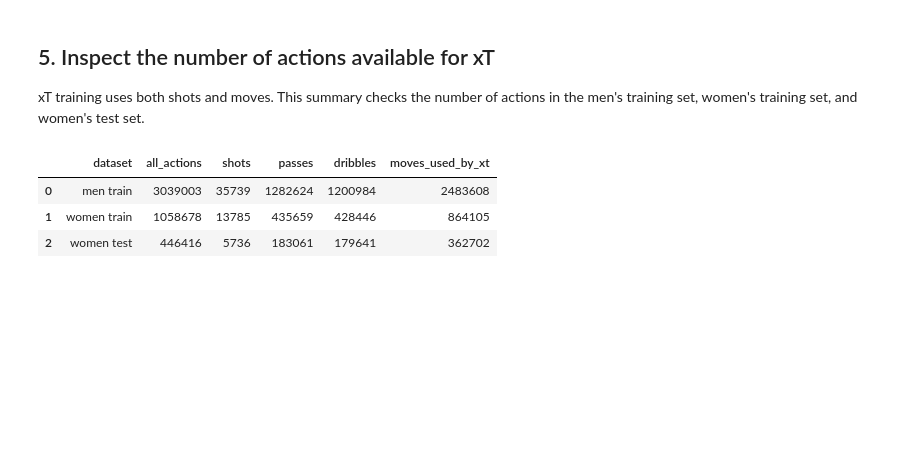
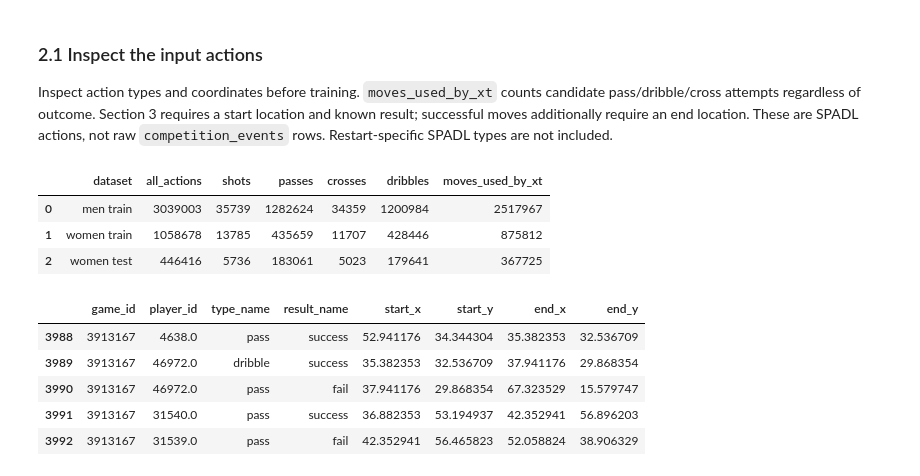
Before and after one commit to VictorYu379/womens-football-metrics-analysis, a Jupyter notebook: enriched_xt_features_competition_events.ipynb, the cells around one changed output. Saved outputs shown, nothing was run; the diff lists cells and outputs as text; code cells hidden in the pictures; blank space fills up the shorter version.

```diff
--- a/enriched_xt_features_competition_events.ipynb
+++ b/enriched_xt_features_competition_events.ipynb
@@ -160,6 +141,14 @@ def load_spadl_actions(competitions, cache_tag):
         actions = pd.read_parquet(actions_cache)
         positions = pd.read_parquet(positions_cache)
         return add_spadl_names_if_needed(actions), positions
+
+    CACHE_DIR.mkdir(exist_ok=True)
+    if OPEN_DATA_DIR.exists():
+        statsbomb_loader = StatsBombLoader(getter="local", root=str(OPEN_DATA_DIR))
+        print(f"Using local StatsBomb open data: {OPEN_DATA_DIR}")
+    else:
+        statsbomb_loader = StatsBombLoader(getter="remote", creds={})
+        print("Using remote StatsBomb open data; conversion can be slow.")
 
     action_frames = []
     position_frames = []
@@ -218,6 +207,33 @@ men_actions, _ = load_spadl_actions(MEN_COMPETITIONS, "men2015")
 
 print(f"women actions: {len(women_actions):,}")
 print(f"men actions:   {len(men_actions):,}")
+
+random_generator = np.random.default_rng(RANDOM_SEED)
+women_game_ids = np.sort(women_actions["game_id"].unique())
+
+WOMEN_TEST_GAMES = set(
+    random_generator.choice(
+        women_game_ids,
+        size=int(len(women_game_ids) * WOMEN_TEST_SHARE),
+        replace=False,
+    )
+)
+
+women_train_actions = women_actions[~women_actions.game_id.isin(WOMEN_TEST_GAMES)].copy()
+women_test_actions = women_actions[women_actions.game_id.isin(WOMEN_TEST_GAMES)].copy()
+
+
+player_test_minutes = load_test_player_minutes(WOMEN_TEST_GAMES).copy()
+missing_test_players = set(women_test_actions["player_id"].dropna()).difference(player_test_minutes["player_id"])
+if missing_test_players:
+    raise ValueError(f"Shared minutes are missing test-action players: {sorted(missing_test_players)[:10]}")
+split_summary = pd.DataFrame([
+    {"dataset": "Men training (all matches)", "games": men_actions["game_id"].nunique(), "actions": len(men_actions)},
+    {"dataset": "Women training (70%)", "games": women_train_actions["game_id"].nunique(), "actions": len(women_train_actions)},
+    {"dataset": "Women test (30%)", "games": len(WOMEN_TEST_GAMES), "actions": len(women_test_actions)},
+])
+display(split_summary)
+print(f"Shared test minutes: exact match IDs agree ({len(WOMEN_TEST_GAMES)} games); {len(player_test_minutes)} appearing players.")
 # %% [output]
 [cache] women actions
 [cache] men2015 actions
@@ -268,33 +247,45 @@ goalkeepers: 138
 # %% [markdown]
-## 5. Inspect the number of actions available for xT
+### 2.1 Inspect the input actions
 
-xT training uses both shots and moves. This summary checks the number of actions in the men's training set, women's training set, and women's test set.
+Inspect action types and coordinates before training. `moves_used_by_xt` counts candidate
+pass/dribble/cross attempts regardless of outcome. Section 3 requires a start location and
+known result; successful moves additionally require an end location. These are SPADL
+actions, not raw `competition_events` rows. Restart-specific SPADL types are not included.
 # %%
 def summarize_xt_action_pool(actions, label):
     action_counts = actions["type_name"].value_counts()
     return pd.Series(
         {
             "dataset": label,
             "all_actions": len(actions),
             "shots": int(action_counts.get(SHOT_ACTION_TYPE, 0)),
             "passes": int(action_counts.get("pass", 0)),
+            "crosses": int(action_counts.get("cross", 0)),
             "dribbles": int(action_counts.get("dribble", 0)),
             "moves_used_by_xt": int(action_counts.reindex(MOVE_ACTION_TYPES, fill_value=0).sum()),
         }
     )
 
 
 xt_action_summary = pd.DataFrame(
     [
         summarize_xt_action_pool(men_actions, "men train"),
         summarize_xt_action_pool(women_train_actions, "women train"),
         summarize_xt_action_pool(women_test_actions, "women test"),
     ]
 )
 
-xt_action_summary
+display(xt_action_summary)
+
+display(women_test_actions[["game_id", "player_id", "type_name", "result_name", "start_x", "start_y", "end_x", "end_y"]].head())
 # %% [output]
-|  | dataset | all_actions | shots | passes | dribbles | moves_used_by_xt |
-| 0 | men train | 3039003 | 35739 | 1282624 | 1200984 | 2483608 |
-| 1 | women train | 1058678 | 13785 | 435659 | 428446 | 864105 |
-| 2 | women test | 446416 | 5736 | 183061 | 179641 | 362702 |
+|  | dataset | all_actions | shots | passes | crosses | dribbles | moves_used_by_xt |
+| 0 | men train | 3039003 | 35739 | 1282624 | 34359 | 1200984 | 2517967 |
+| 1 | women train | 1058678 | 13785 | 435659 | 11707 | 428446 | 875812 |
+| 2 | women test | 446416 | 5736 | 183061 | 5023 | 179641 | 367725 |
+|  | game_id | player_id | type_name | result_name | start_x | start_y | end_x | end_y |
+| 3988 | 3913167 | 4638.0 | pass | success | 52.941176 | 34.344304 | 35.382353 | 32.536709 |
+| 3989 | 3913167 | 46972.0 | dribble | success | 35.382353 | 32.536709 | 37.941176 | 29.868354 |
+| 3990 | 3913167 | 46972.0 | pass | fail | 37.941176 | 29.868354 | 67.323529 | 15.579747 |
+| 3991 | 3913167 | 31540.0 | pass | success | 36.882353 | 53.194937 | 42.352941 | 56.896203 |
+| 3992 | 3913167 | 31539.0 | pass | fail | 42.352941 | 56.465823 | 52.058824 | 38.906329 |
```
Also changed, not shown: parts of 55 cells of this notebook, 1 other file.
